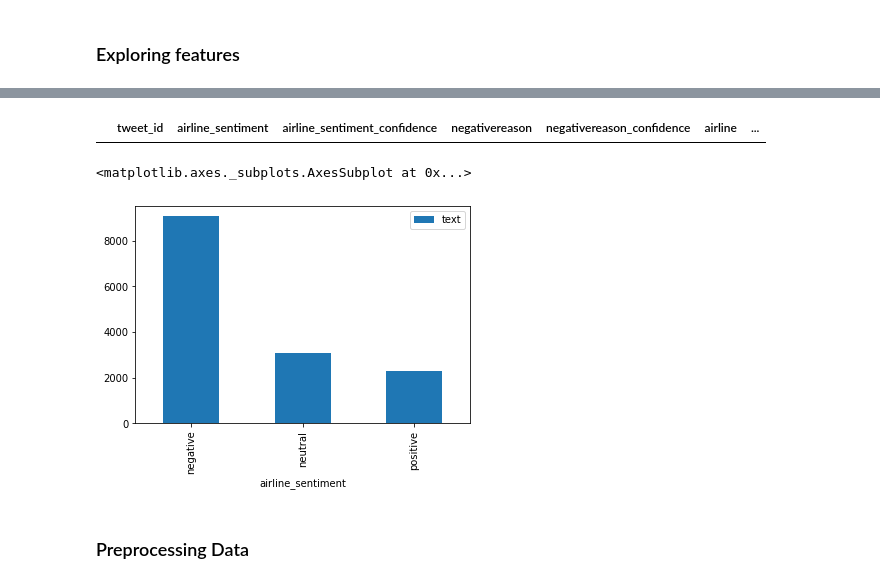
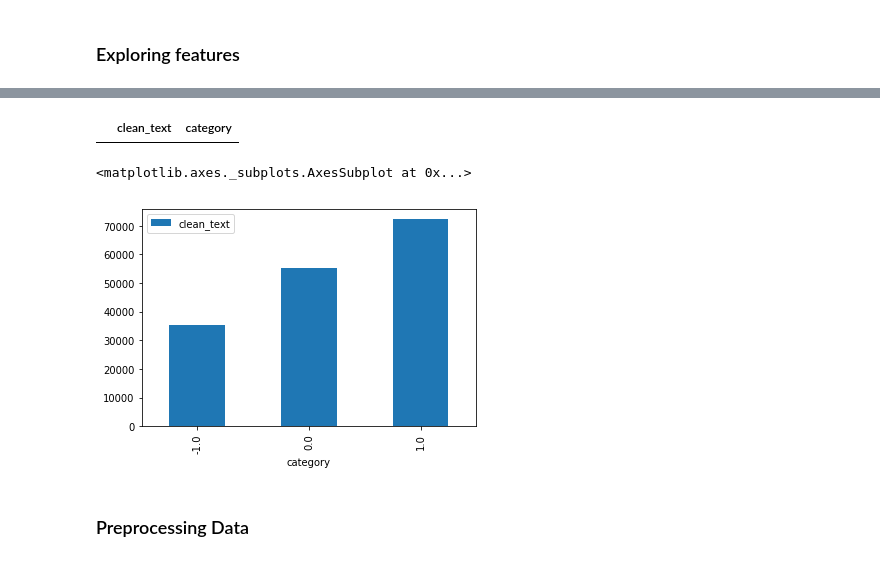
Before and after one commit to alimoezzi/deepLearningRecipes, a Jupyter notebook: pytorch_twitter_sentiment_analysis.ipynb, the cells around one changed output, grey strips where cells are left out. Drawn from its saved outputs; the diff is of its cells as text; code cells hidden in the pictures.

Commit message:
Change Tweets dataset

```diff
--- a/pytorch_twitter_sentiment_analysis.ipynb
+++ b/pytorch_twitter_sentiment_analysis.ipynb
@@ -62,8 +62,8 @@ You can now load the model via spacy.load('en_core_web_sm')
 # %% [markdown]
 ## Loading the data
 # %%
-!curl https://raw.githubusercontent.com/dipikabaad/Sentiment_Classification_with_RNN/master/Tweets.csv --create-dirs -o .pytorch/tweets/tweets.csv
-!mkdir checkpoint
-df = pd.read_csv('.pytorch/tweets/tweets.csv')
+# !curl https://raw.githubusercontent.com/dipikabaad/Sentiment_Classification_with_RNN/master/Tweets.csv --create-dirs -o .pytorch/tweets/tweets.csv
+# !mkdir checkpoint
+df = pd.read_csv('.pytorch/tweets/Twitter_Data.csv')
 df.head()
 # %% [output]
@@ -162,13 +129,13 @@ df[df.duplicated('text')]
 # %%
-df.drop_duplicates('text', inplace=True)
-df[df.duplicated('text')]
+df.drop_duplicates('clean_text', inplace=True)
+df[df.duplicated('clean_text')]
 # %% [output]
-|  | tweet_id | airline_sentiment | airline_sentiment_confidence | negativereason | negativereason_confidence | airline | ... |
+|  | clean_text | category |
 # %%
-df[['airline_sentiment', 'text']].groupby('airline_sentiment').count().plot.bar()
+df[['category', 'clean_text']].groupby('category').count().plot.bar()
 # %% [output]
 <matplotlib.axes._subplots.AxesSubplot at 0x...>
-[figure, old version]
+[figure, new version]
 # %% [markdown]
 ### Preprocessing Data
 # %% [markdown]
```
Also changed, not shown: parts of 19 cells of this notebook, 3 other files.
